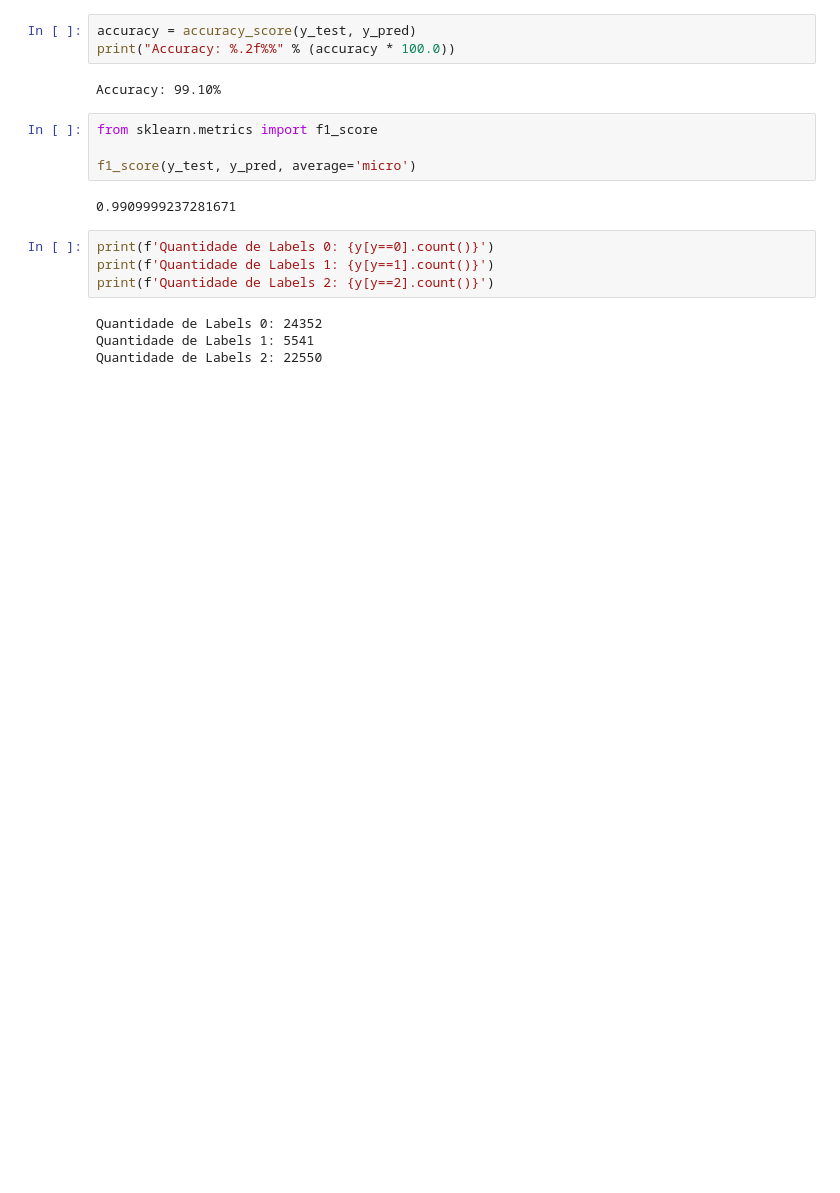
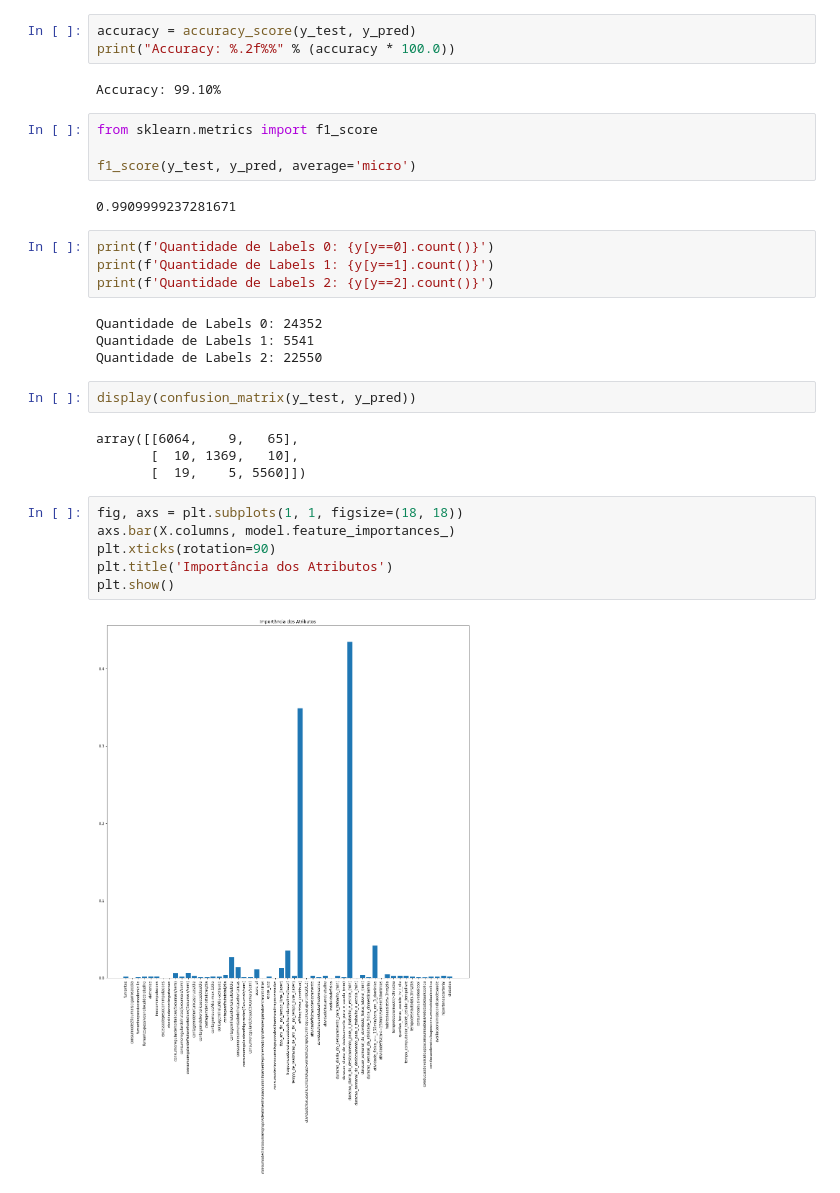
Before and after one commit to rafaelalvesferreira/vigitel_predictions, a Jupyter notebook: notebooks/projeto_completo.ipynb, the cells around one changed output. Cells and saved outputs as stored; diff of their text form; blank space fills up the shorter version.

```diff
--- a/notebooks/projeto_completo.ipynb
+++ b/notebooks/projeto_completo.ipynb
@@ -492,3 +492,17 @@ print(f'Quantidade de Labels 2: {y[y==2].count()}')
 Quantidade de Labels 0: 24352
 Quantidade de Labels 1: 5541
 Quantidade de Labels 2: 22550
+# %%
+display(confusion_matrix(y_test, y_pred))
+# %% [output]
+array([[6064,    9,   65],
+       [  10, 1369,   10],
+       [  19,    5, 5560]])
+# %%
+fig, axs = plt.subplots(1, 1, figsize=(18, 18))
+axs.bar(X.columns, model.feature_importances_)
+plt.xticks(rotation=90)
+plt.title('Importância dos Atributos')
+plt.show()
+# %% [output]
+[figure, added]
```
Also changed, not shown: parts of 1 cell of this notebook.
